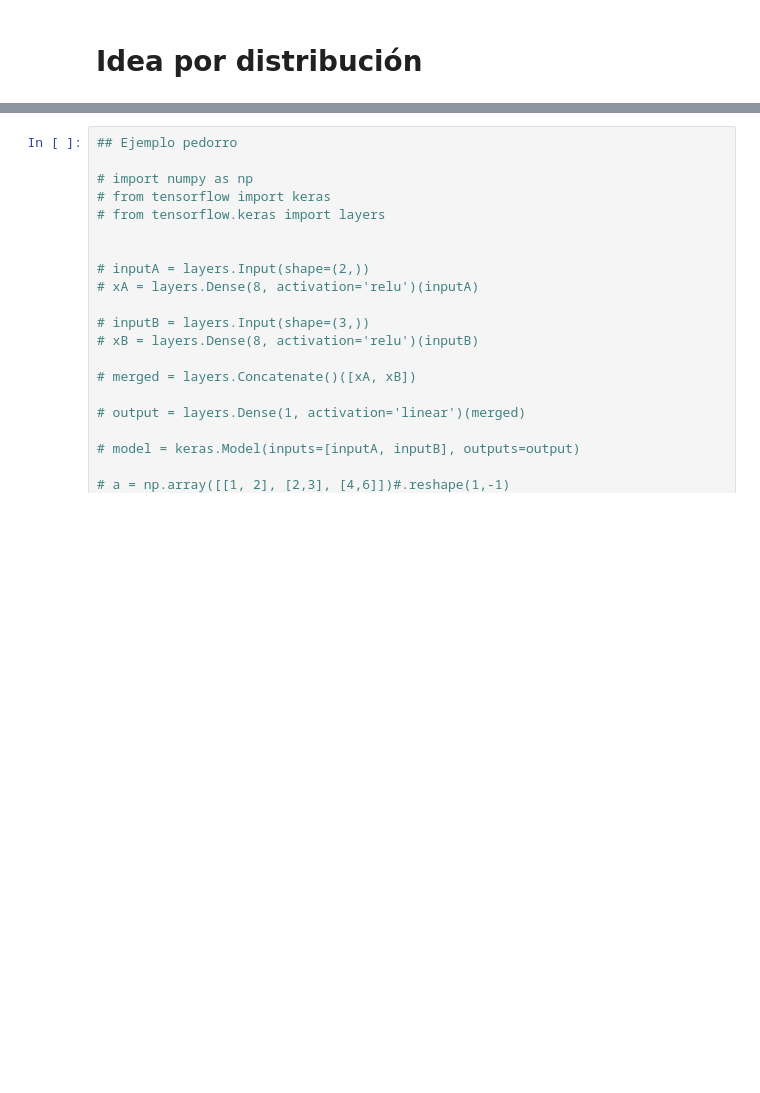
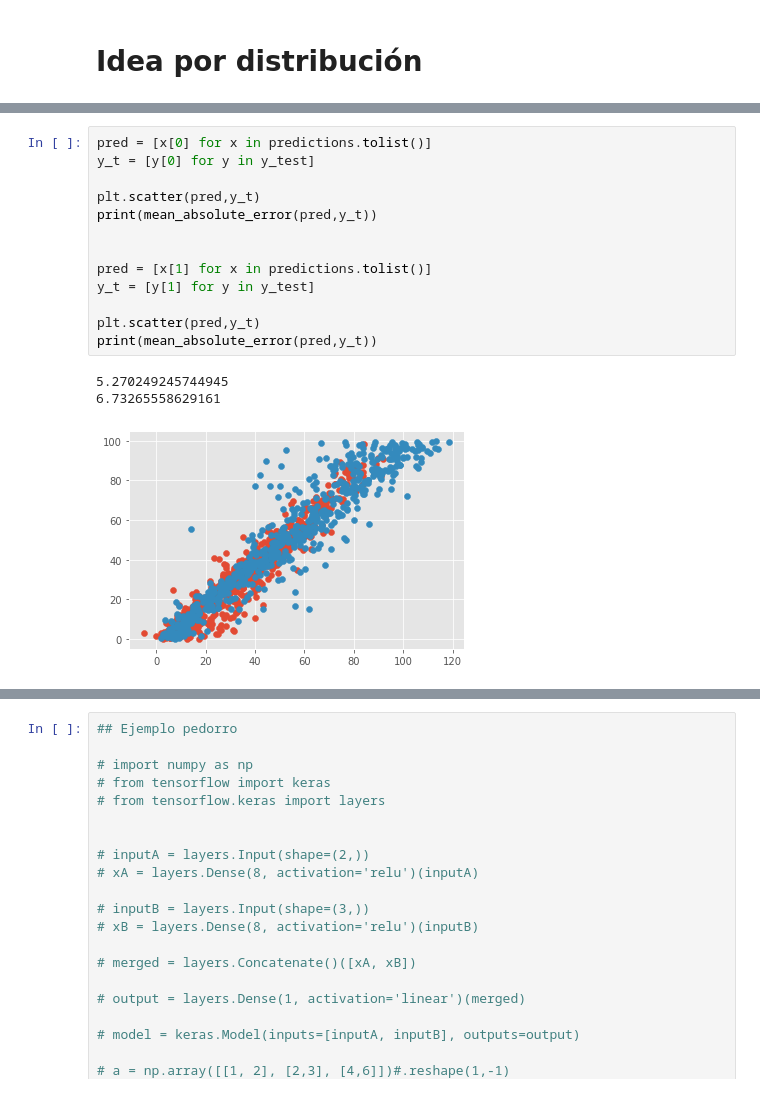
Before and after one commit to jcval94/Generic_Function, a Jupyter notebook: Distribuciones_(2).ipynb, the cells around one changed output, grey strips where cells are left out. Cells and saved outputs as stored; diff of their text form; blank space fills up the shorter version.

```diff
--- a/Distribuciones_(2).ipynb
+++ b/Distribuciones_(2).ipynb
@@ -480,0 +557,17 @@ Epoch 30/30
+# %%
+pred = [x[0] for x in predictions.tolist()]
+y_t = [y[0] for y in y_test]
+
+plt.scatter(pred,y_t)
+print(mean_absolute_error(pred,y_t))
+
+
+pred = [x[1] for x in predictions.tolist()]
+y_t = [y[1] for y in y_test]
+
+plt.scatter(pred,y_t)
+print(mean_absolute_error(pred,y_t))
+# %% [output]
+5.270249245744945
+6.73265558629161
+[figure, added]
```
Also changed, not shown: parts of 45 cells of this notebook.
